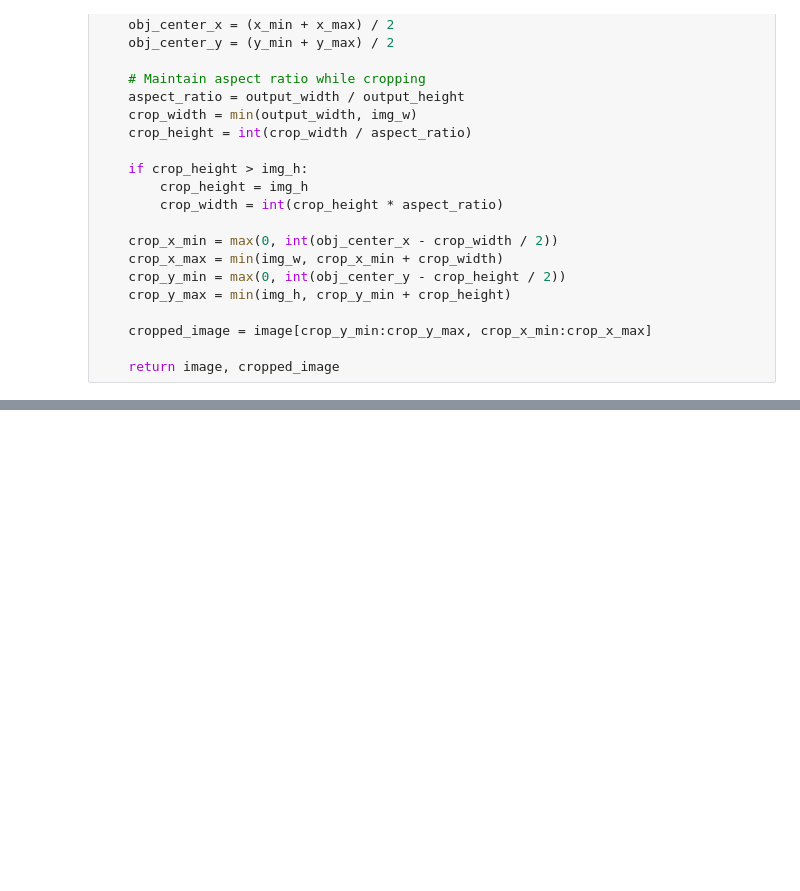
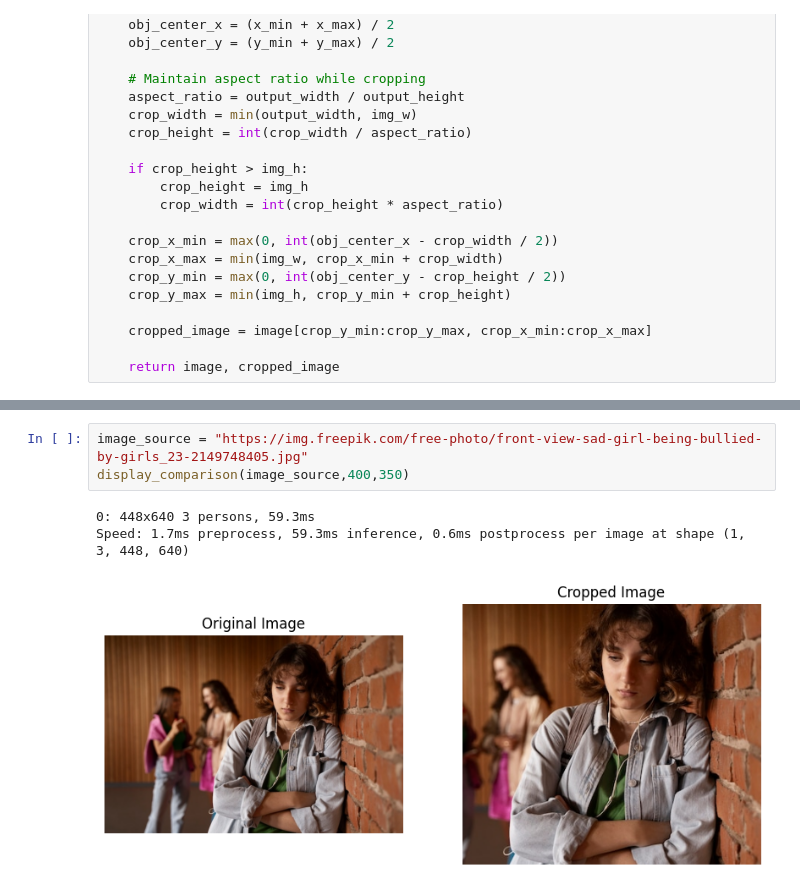
Before and after one commit to sthpratik/InSightAI, a Jupyter notebook: yoloImage.ipynb, the cells around one changed output, grey strips where cells are left out. Drawn from its saved outputs; the diff is of its cells as text; blank space fills up the shorter version.

```diff
--- a/yoloImage.ipynb
+++ b/yoloImage.ipynb
@@ -100,0 +130,7 @@ Speed: 2.2ms preprocess, 50.0ms inference, 0.7ms postprocess per image at shape
+# %%
+image_source = "https://img.freepik.com/free-photo/front-view-sad-girl-being-bullied-by-girls_23-2149748405.jpg"
+display_comparison(image_source,400,350)
+# %% [output]
+0: 448x640 3 persons, 59.3ms
+Speed: 1.7ms preprocess, 59.3ms inference, 0.6ms postprocess per image at shape (1, 3, 448, 640)
+[figure, added]
```
Also changed, not shown: parts of 7 cells of this notebook.
